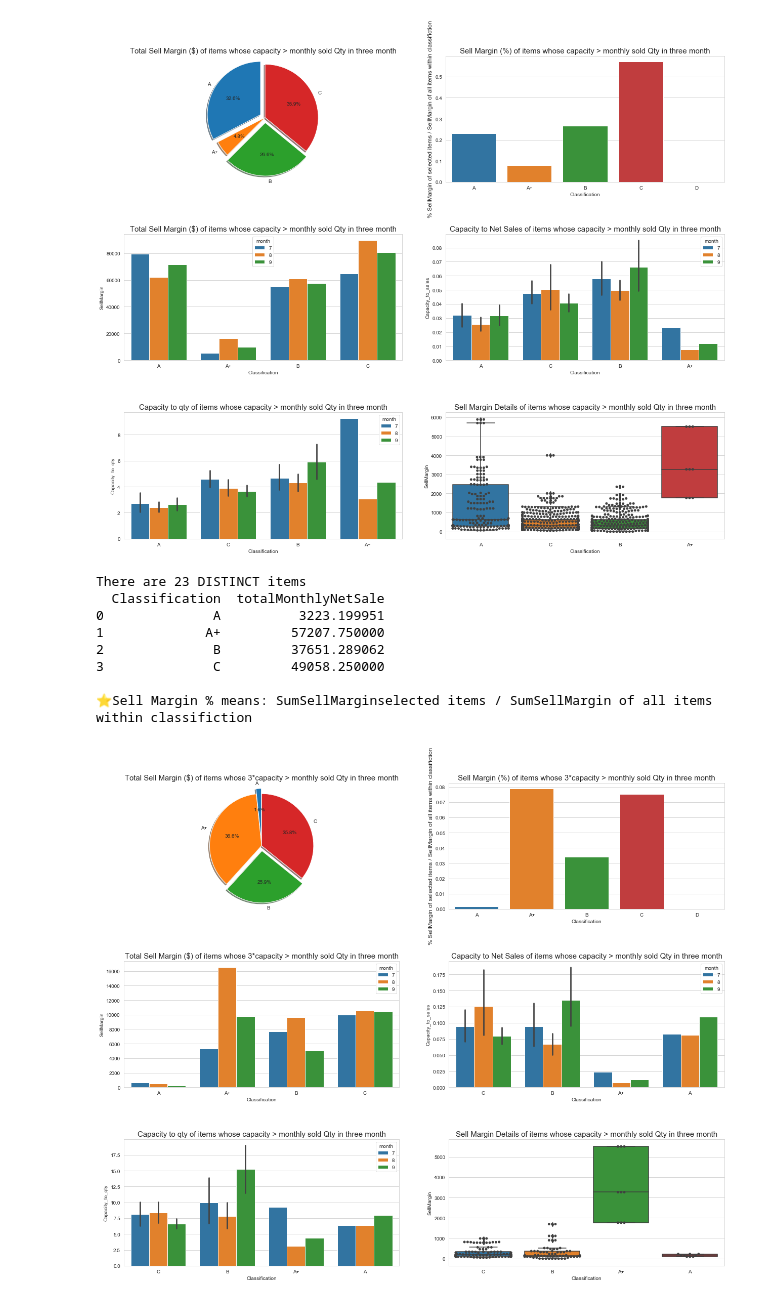
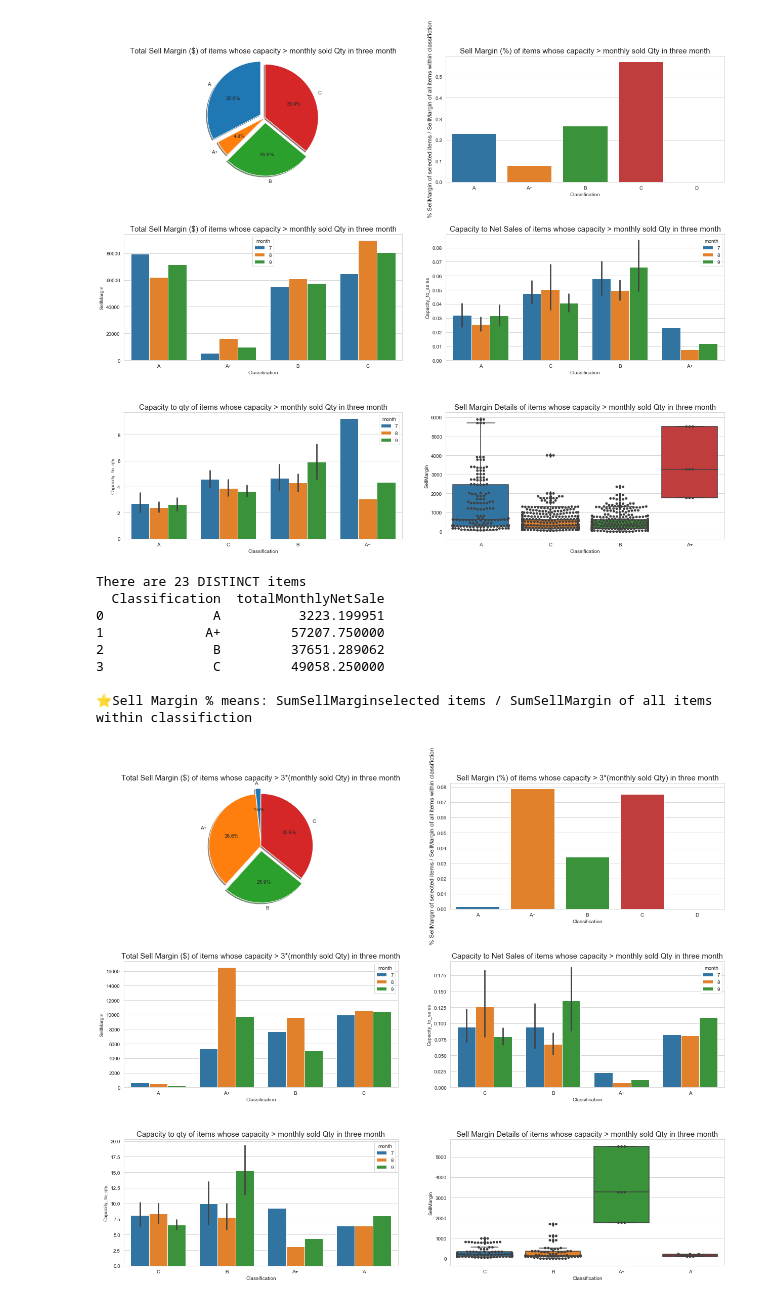
Before and after one commit to YiranJing/Lagardere_CommercialAnalysis, a Jupyter notebook: InventoryOptimization/notebook/CheckItems_bySubCategory.ipynb, the cells around one changed output. Saved outputs shown, nothing was run; the diff lists cells and outputs as text; code cells hidden in the pictures.

```diff
--- a/InventoryOptimization/notebook/CheckItems_bySubCategory.ipynb
+++ b/InventoryOptimization/notebook/CheckItems_bySubCategory.ipynb
@@ -272,16 +272,16 @@ There are 108 DISTINCT items
 ⭐️Sell Margin % means: SumSellMarginselected items / SumSellMargin of all items within classifiction
 [figure]
 # %%
-pie_chart_margin_selectedItem("SellMargin", pdf, full_month_capacity3_SKU, 'Total Sell Margin ($) of items whose 3*capacity > monthly sold Qty in three month',
-                         'Sell Margin (%) of items whose 3*capacity > monthly sold Qty in three month',
+pie_chart_margin_selectedItem("SellMargin", pdf, full_month_capacity3_SKU, 'Total Sell Margin ($) of items whose capacity > 3*(monthly sold Qty) in three month',
+                         'Sell Margin (%) of items whose capacity > 3*(monthly sold Qty) in three month',
                          explode = (0.1, 0, 0.1, 0))
 # %% [output]
 There are 23 DISTINCT items
   Classification  totalMonthlyNetSale
 0              A          3223.199951
 1             A+         57207.750000
 2              B         37651.289062
 3              C         49058.250000
 
 ⭐️Sell Margin % means: SumSellMarginselected items / SumSellMargin of all items within classifiction
-[figure, old version]
+[figure, new version]
```
